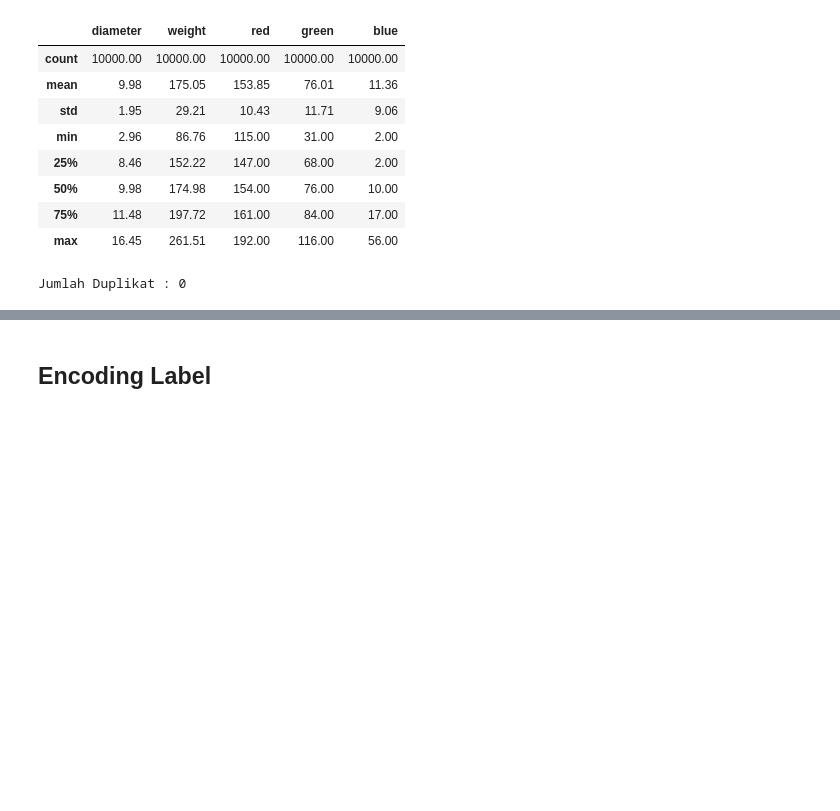
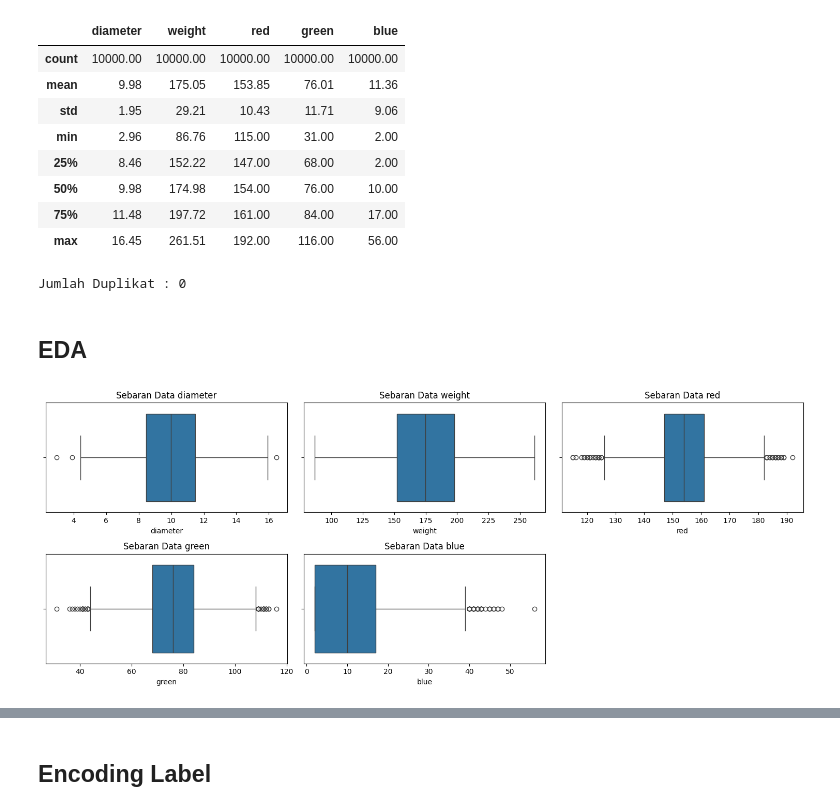
Before and after one commit to putriipuspita/UTS-Machine-Learning, a Jupyter notebook: KlasifikasiBuah.ipynb, the cells around one changed output, grey strips where cells are left out. Drawn from its saved outputs; the diff is of its cells as text; code cells hidden in the pictures; blank space fills up the shorter version.

Commit message:
Update cek outlier

```diff
--- a/KlasifikasiBuah.ipynb
+++ b/KlasifikasiBuah.ipynb
@@ -48,3 +48,5 @@ memory usage: 468.9+ KB
 print(f'Jumlah Duplikat : {df_buah.duplicated().sum()}')
 # %% [output]
 Jumlah Duplikat : 0
+# %% [markdown]
+## EDA
@@ -50,0 +58,25 @@ Jumlah Duplikat : 0
+# %%
+kolom_numerik = df_buah.select_dtypes(include=['int64', 'float64']).columns
+
+# Visualisasi Melihat Outlier
+jumlah_kolom = 3
+jumlah_baris = math.ceil(len(kolom_numerik) / jumlah_kolom)
+
+# Membuat Canvas
+fig, ax = plt.subplots(jumlah_baris, jumlah_kolom, figsize=(15,6))
+ax=ax.flatten()
+
+# Looping Visualisasi
+for i, kolom in enumerate(kolom_numerik) :
+    sns.boxplot(data=df_buah, x=kolom, ax=ax[i])
+    ax[i].set_title(f'Sebaran Data {kolom}')
+
+# Menghapus Sisa Visualisasi
+for i in range(len(kolom_numerik), len(ax)) :
+    fig.delaxes(ax[i])
+
+# Menampilkan Visualisasi Hitsplot
+plt.tight_layout()
+plt.show()
+# %% [output]
+[figure, added]
```
Also changed, not shown: parts of 11 cells of this notebook.
